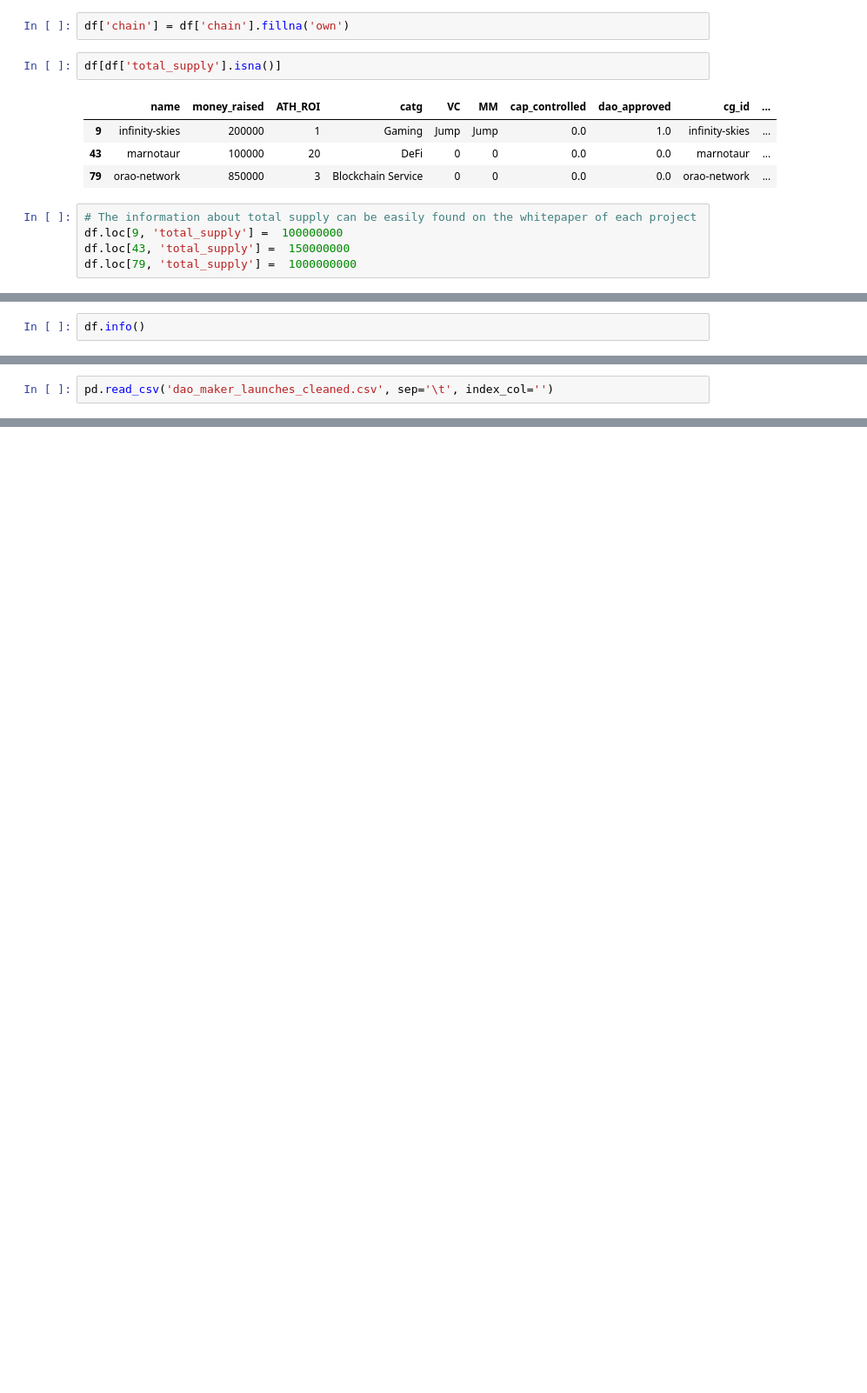
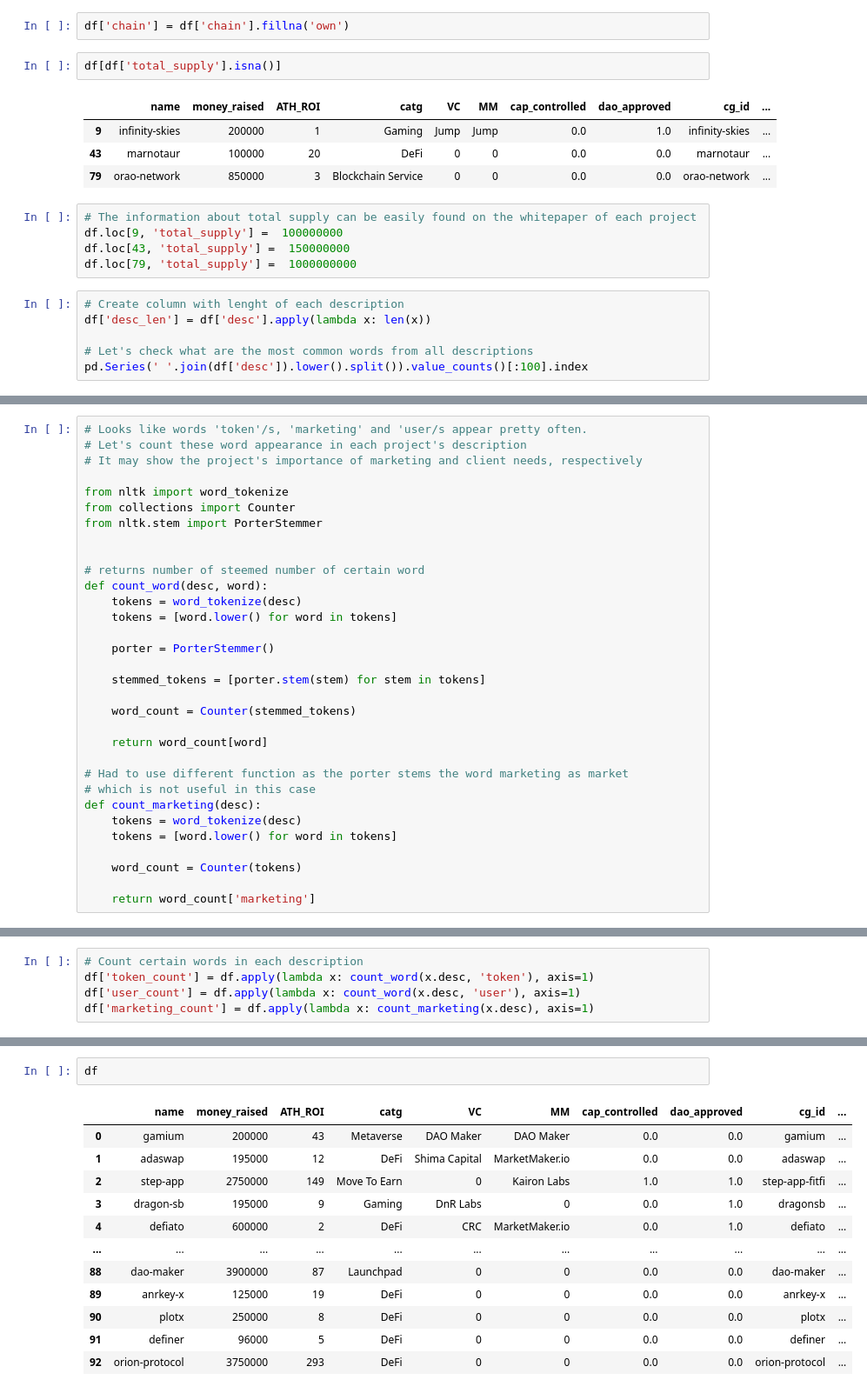
Before and after one commit to patpiet/DAO_Launch_ROI_pred, a Jupyter notebook: Data_cleaning.ipynb, the cells around one changed output, grey strips where cells are left out. Shown: that part at 87% size. Saved outputs shown, nothing was run; the diff lists cells and outputs as text; blank space fills up the shorter version.

```diff
--- a/Data_cleaning.ipynb
+++ b/Data_cleaning.ipynb
@@ -76,3 +78,9 @@ df[df['total_supply'].isna()]
 df.loc[9, 'total_supply'] =  100000000
 df.loc[43, 'total_supply'] =  150000000
 df.loc[79, 'total_supply'] =  1000000000
+# %%
+# Create column with lenght of each description
+df['desc_len'] = df['desc'].apply(lambda x: len(x))
+
+# Let's check what are the most common words from all descriptions
+pd.Series(' '.join(df['desc']).lower().split()).value_counts()[:100].index
@@ -79,2 +102,32 @@ df.loc[79, 'total_supply'] =  1000000000
 # %%
-df.info()
+# Looks like words 'token'/s, 'marketing' and 'user/s appear pretty often.
+# Let's count these word appearance in each project's description
+# It may show the project's importance of marketing and client needs, respectively
+
+from nltk import word_tokenize
+from collections import Counter
+from nltk.stem import PorterStemmer
+
+
+# returns number of steemed number of certain word
+def count_word(desc, word):
+    tokens = word_tokenize(desc)
+    tokens = [word.lower() for word in tokens]
+
+    porter = PorterStemmer()
+
+    stemmed_tokens = [porter.stem(stem) for stem in tokens]
+
+    word_count = Counter(stemmed_tokens)
+
+    return word_count[word]
+
+# Had to use different function as the porter stems the word marketing as market
+# which is not useful in this case
+def count_marketing(desc):
+    tokens = word_tokenize(desc)
+    tokens = [word.lower() for word in tokens]
+
+    word_count = Counter(tokens)
+
+    return word_count['marketing']
@@ -101,2 +134,5 @@ df.to_csv('dao_maker_launches_cleaned.csv', sep='\t')
 # %%
-pd.read_csv('dao_maker_launches_cleaned.csv', sep='\t', index_col='')
+# Count certain words in each description
+df['token_count'] = df.apply(lambda x: count_word(x.desc, 'token'), axis=1)
+df['user_count'] = df.apply(lambda x: count_word(x.desc, 'user'), axis=1)
+df['marketing_count'] = df.apply(lambda x: count_marketing(x.desc), axis=1)
@@ -116,0 +139,15 @@ pd.read_csv('dao_maker_launches_cleaned.csv', sep='\t', index_col='')
+# %%
+df
+# %% [output]
+|  | name | money_raised | ATH_ROI | catg | VC | MM | cap_controlled | dao_approved | cg_id | ... |
+| 0 | gamium | 200000 | 43 | Metaverse | DAO Maker | DAO Maker | 0.0 | 0.0 | gamium | ... |
+| 1 | adaswap | 195000 | 12 | DeFi | Shima Capital | MarketMaker.io | 0.0 | 0.0 | adaswap | ... |
+| 2 | step-app | 2750000 | 149 | Move To Earn | 0 | Kairon Labs | 1.0 | 1.0 | step-app-fitfi | ... |
+| 3 | dragon-sb | 195000 | 9 | Gaming | DnR Labs | 0 | 0.0 | 1.0 | dragonsb | ... |
+| 4 | defiato | 600000 | 2 | DeFi | CRC | MarketMaker.io | 0.0 | 1.0 | defiato | ... |
+| ... | ... | ... | ... | ... | ... | ... | ... | ... | ... | ... |
+| 88 | dao-maker | 3900000 | 87 | Launchpad | 0 | 0 | 0.0 | 0.0 | dao-maker | ... |
+| 89 | anrkey-x | 125000 | 19 | DeFi | 0 | 0 | 0.0 | 0.0 | anrkey-x | ... |
+| 90 | plotx | 250000 | 8 | DeFi | 0 | 0 | 0.0 | 0.0 | plotx | ... |
+| 91 | definer | 96000 | 5 | DeFi | 0 | 0 | 0.0 | 0.0 | definer | ... |
+| 92 | orion-protocol | 3750000 | 293 | DeFi | 0 | 0 | 0.0 | 0.0 | orion-protocol | ... |
```
Also changed, not shown: parts of 8 cells of this notebook, 1 other file.
